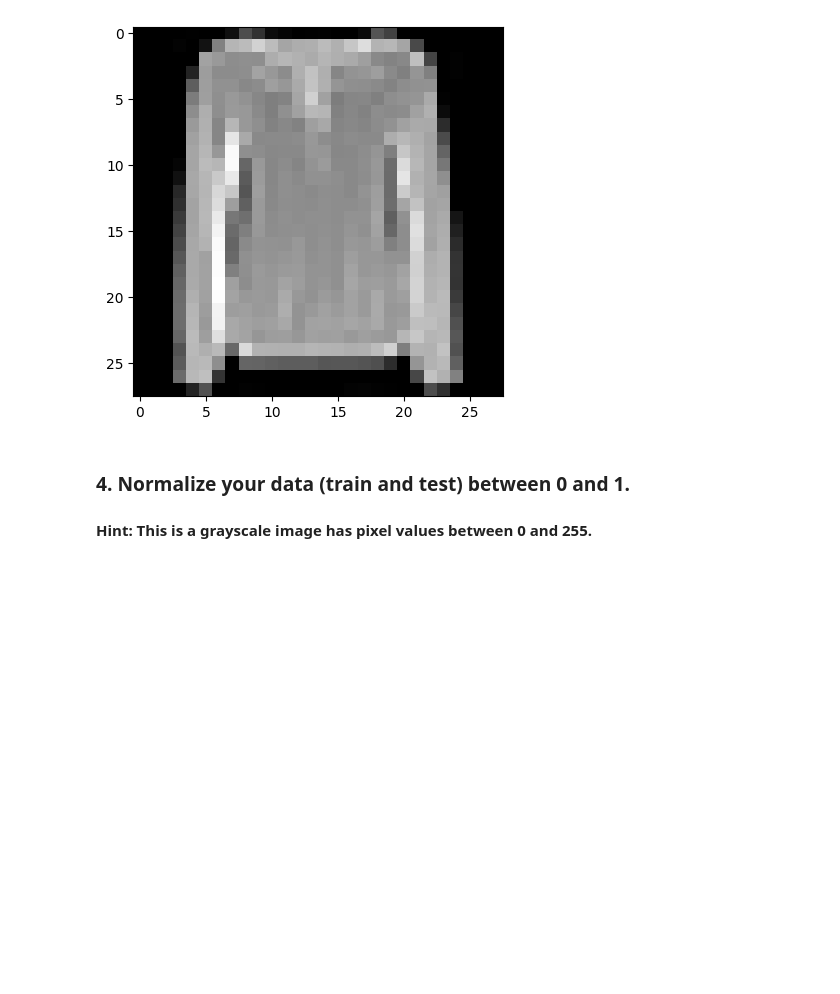
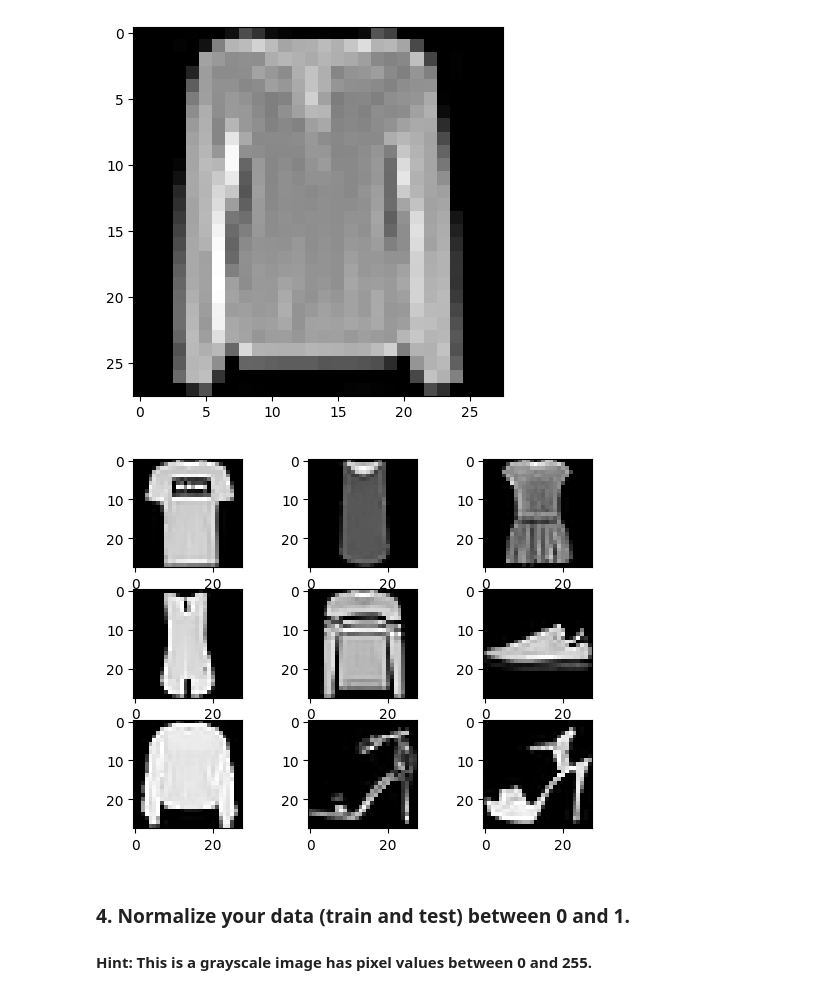
Before and after one commit to nadunchanna98/machine-learning, a Jupyter notebook: Nonlinear_Models_Lab03.ipynb, the cells around one changed output. Drawn from its saved outputs; the diff is of its cells as text; code cells hidden in the pictures; blank space fills up the shorter version.

```diff
--- a/Nonlinear_Models_Lab03.ipynb
+++ b/Nonlinear_Models_Lab03.ipynb
@@ -100,6 +100,19 @@ plt.imshow(train_images[9999], cmap='gray')
 plt.show()
 # %% [output]
 [figure]
+# %%
+for i in range(1, 10):
+
+    # Create a 3x3 grid and place the
+    # image in ith position of grid
+
+    plt.subplot(3, 3, i)
+    # Insert ith image with the color map 'grap'
+    plt.imshow(train_images[i], cmap=plt.get_cmap('gray'))
+
+plt.show()
+# %% [output]
+[figure, added]
 # %% [markdown]
 ### 4. Normalize your data (train and test) between 0 and 1.
 #### Hint: This is a grayscale image has pixel values between 0 and 255.
```
Also changed, not shown: parts of 16 cells of this notebook.
